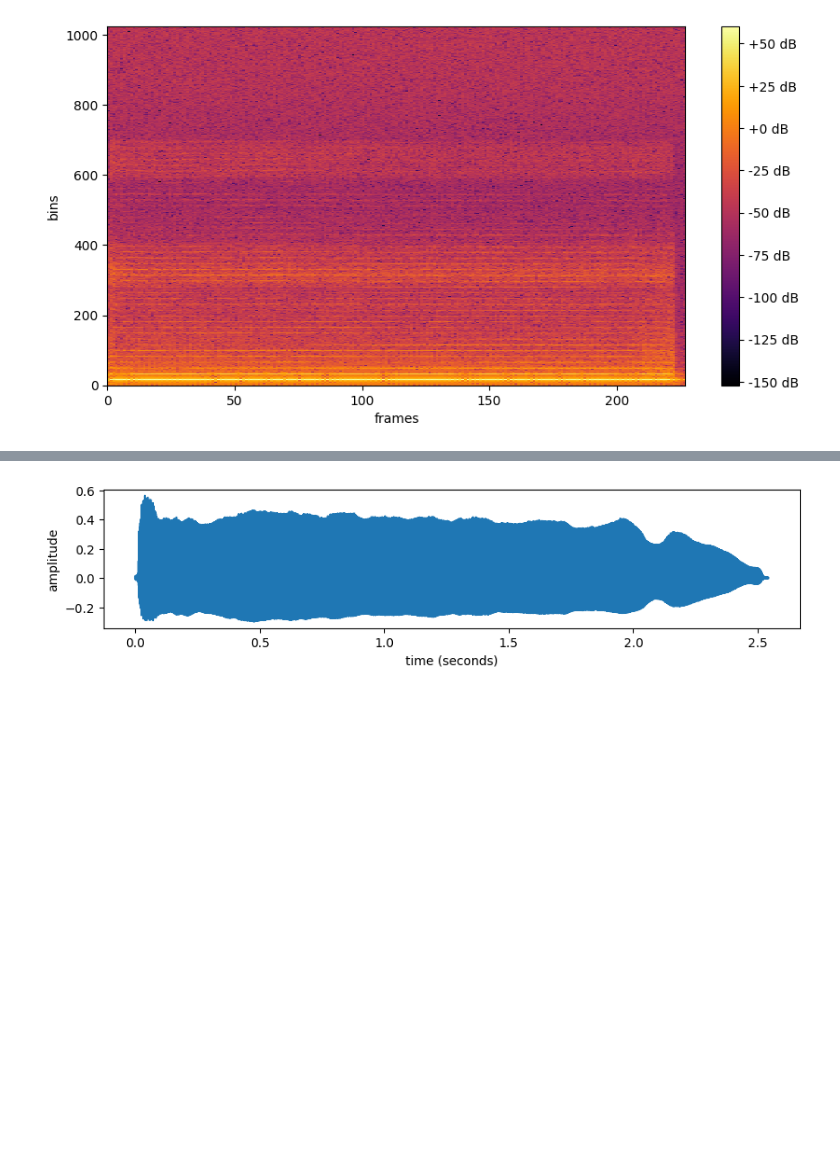
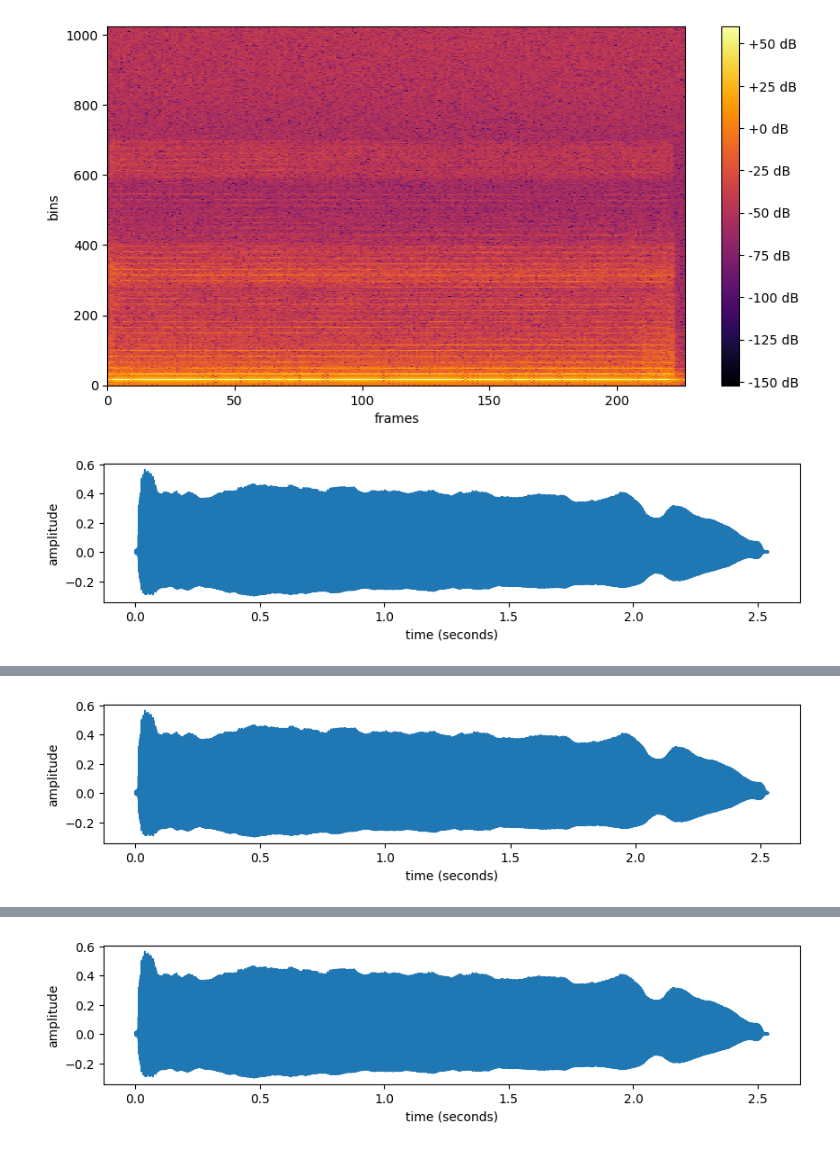
Before and after one commit to GeorginaHostench/audio-coding-materials, a Jupyter notebook: labs/Lab4-Transform-coding.ipynb, the cells around one changed output, grey strips where cells are left out. Saved outputs shown, nothing was run; the diff lists cells and outputs as text; code cells hidden in the pictures; blank space fills up the shorter version.

```diff
--- a/labs/Lab4-Transform-coding.ipynb
+++ b/labs/Lab4-Transform-coding.ipynb
@@ -242,3 +242,31 @@ display_spectrogram_mcdt(x, N, fs)
 [interactive output not drawn]
 [figure]
 [figure]
+# %%
+# perform STFT and inverse STFT
+
+def compute_stft(x, N, fs=44100):
+  i = 0
+  Xf = []
+  while i < x.size-N:
+    X = fft(x[i:i+N])
+    Xf.append(np.array(X))
+    i += N
+  return(np.array(Xf))
+
+def compute_inverse_stft(Xf, fs=44100):
+  i = 0
+  y = np.zeros(len(Xf[0,:])*len(Xf[:,0]))
+  for i in range(len(Xf[:,0])):
+    yt = ifft(Xf[i,:])
+    y[i*len(Xf[0,:]):i*len(Xf[0,:])+len(yt)] = yt
+  return(y)
+
+x, fs = read_sound('../sounds/487465-trumpet.wav')
+display_sound(x, fs)
+
+Xf = compute_stft(x, N, fs)
+y = compute_inverse_stft(Xf, fs)
+display_sound(y, fs)
+# %% [output]
+[figure, added]
@@ -244,0 +274 @@ display_spectrogram_mcdt(x, N, fs)
+[figure, added]
```
Also changed, not shown: parts of 6 cells of this notebook.
